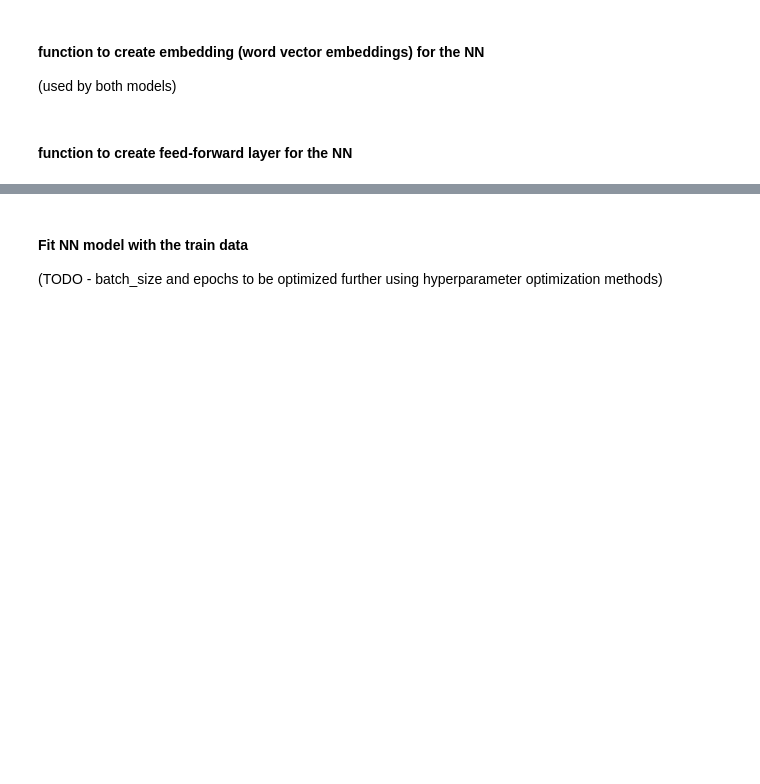
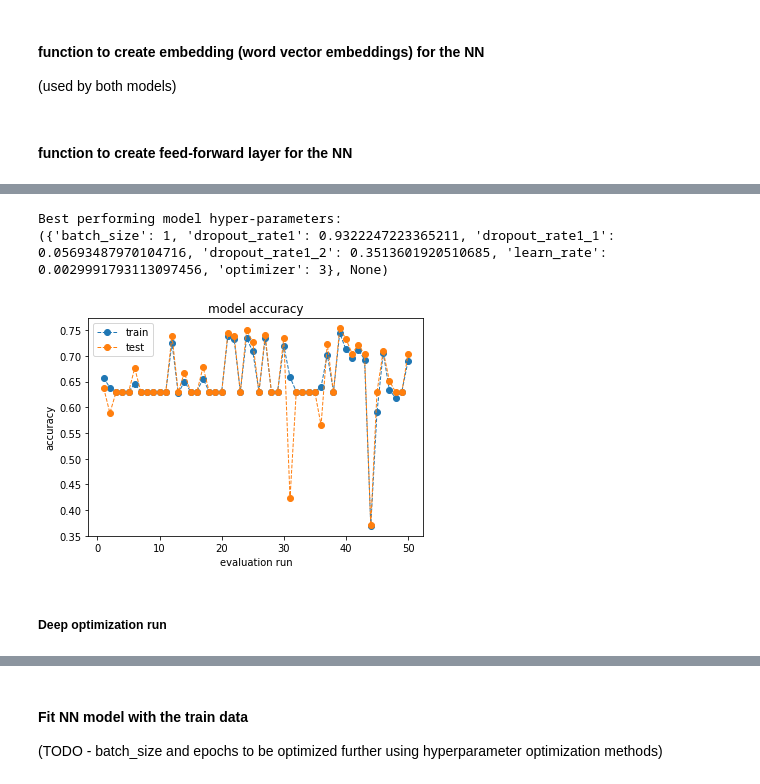
Before and after one commit to sirisurab/dupquest, a Jupyter notebook: src/DL_encode_attend.ipynb, the cells around one changed output, grey strips where cells are left out. Cells and saved outputs as stored; diff of their text form; code cells hidden in the pictures; blank space fills up the shorter version.

Commit message:
hyperopt and plots

```diff
--- a/src/DL_encode_attend.ipynb
+++ b/src/DL_encode_attend.ipynb
@@ -264,0 +298,11 @@ ________________________________________________________________________________
+# %%
+init_session()
+model1_run1_trials=Trials()
+
+model1_run1_best = optim.minimize(model=create_model,
+                          data=data,
+                          algo=tpe.suggest,
+                          functions=functions,
+                          max_evals=50,
+                          trials=model1_run1_trials,
+                          notebook_name='DL_encode_attend')
@@ -264,0 +327,13 @@ ________________________________________________________________________________
+# %%
+#X_train, Y_train, X_test, Y_test = data()
+#print("Evaluation of best performing model:")
+#print(best_model.evaluate(X_test, Y_test))
+print("Best performing model hyper-parameters:")
+print(model1_run1_best)
+# %% [output]
+Best performing model hyper-parameters:
+({'batch_size': 1, 'dropout_rate1': 0.9322247223365211, 'dropout_rate1_1': 0.05693487970104716, 'dropout_rate1_2': 0.3513601920510685, 'learn_rate': 0.0029991793113097456, 'optimizer': 3}, None)
+# %%
+plot_optimization_history(model1_run1_trials)
+# %% [output]
+[figure, added]
@@ -264,0 +343,2 @@ ________________________________________________________________________________
+# %% [markdown]
+##### Deep optimization run
```
Also changed, not shown: parts of 81 cells of this notebook, 1 other file.
